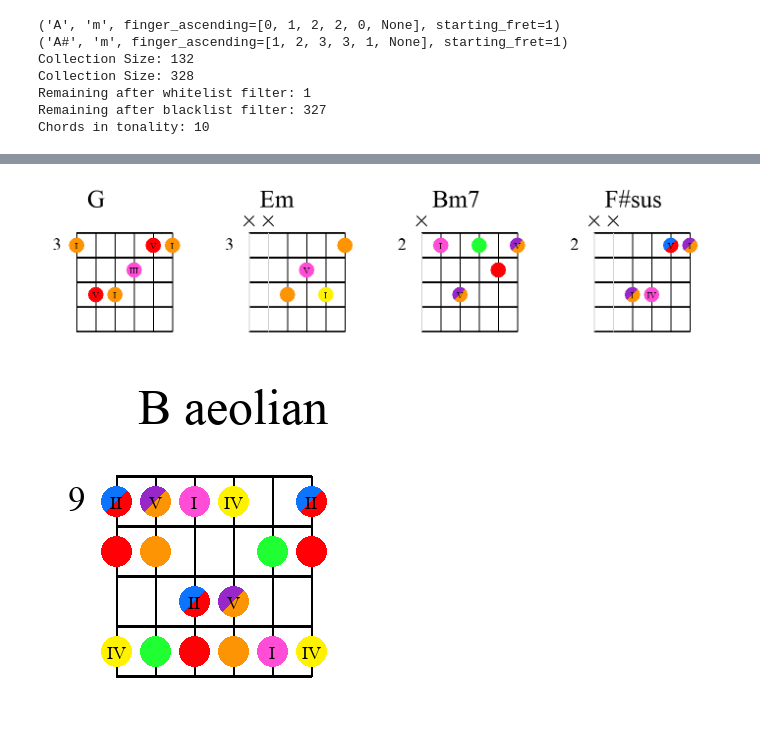
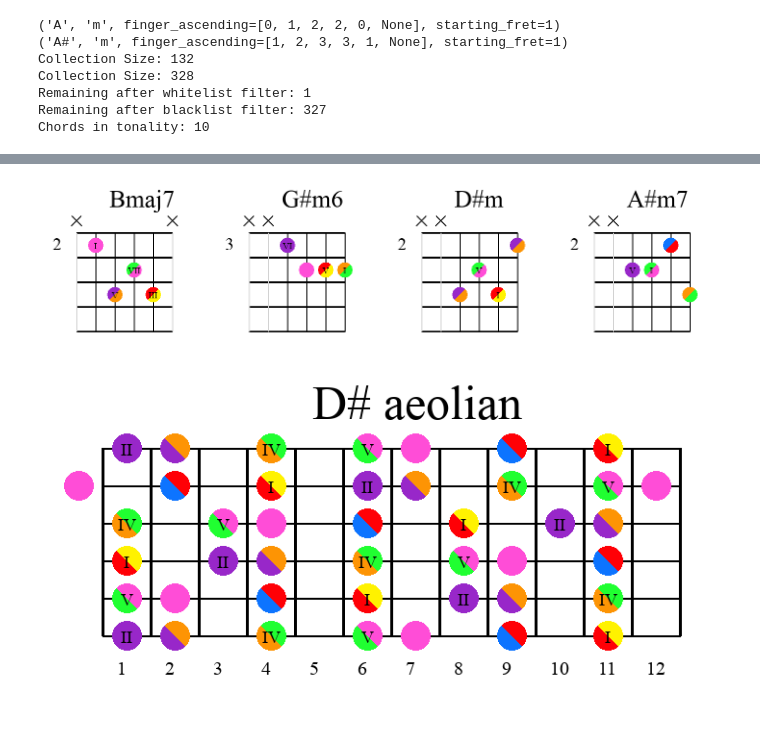
Before and after one commit to GenaroHacker/creating_chord_collection, a Jupyter notebook: main.ipynb, the cells around one changed output, grey strips where cells are left out. Drawn from its saved outputs; the diff is of its cells as text; code cells hidden in the pictures.

```diff
--- a/main.ipynb
+++ b/main.ipynb
@@ -262,34 +257,37 @@ import random
 notes = ['C', 'C#', 'D', 'D#', 'E', 'F', 'F#', 'G', 'G#', 'A', 'A#', 'B']
 root = random.choice(notes)
 selected_scale = scales[random.choice(list(scales.keys()))]
 
 
 # Example usage
 chord_collection = ChordCollection()
 chord_collection.load('/content/creating_chord_collection/collection/resources/chord_collection.db')
 chord_collection.extend_barre_chords()
 tonality = chord_collection.get_tonality(root, selected_scale, amplitude=3, rank=2)
 chord_collection.chords = tonality
 
 
 # Get the unique roots from the chord collection
 unique_roots = get_roots(tonality)
 available_chords = ordered_note_indices_sorted(unique_roots, root)
 # Converting the chord progressions
 converted_progressions = convert_chord_progressions_to_ints(chord_progressions)
 filtered_result = filter_lists(available_chords, converted_progressions)
 translated_lists = translate_to_notes(root, filtered_result)
 
 result = pick_chords(translated_lists, chord_collection)
 
+
+builder = ShortBuilder()
+director = Director(builder)
 director.build_multiple_chords(result, columns=4)
 director.display_image()
 
 # Repeat the process with ShortScaleBuilder
-builder = ShortBuilder()
+builder = LongBuilder()
 director = Director(builder)
-director.build_scale(root, selected_scale, starting_fret=random.choice([1, 5, 9]))
+director.build_scale(root, selected_scale)
 director.display_image()  # Directly display the image
 # %% [output]
-[figure, old version]
+[figure, new version]
-[figure, old version]
+[figure, new version]
```
Also changed, not shown: parts of 1 cell of this notebook.
